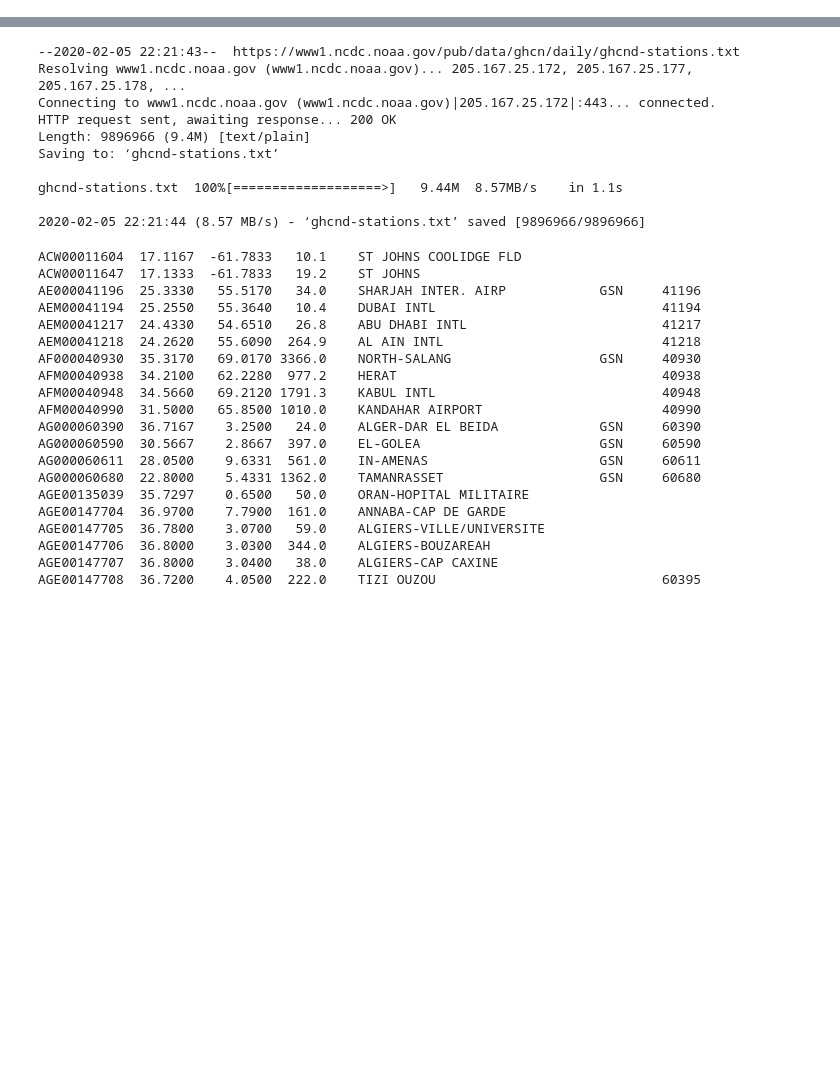
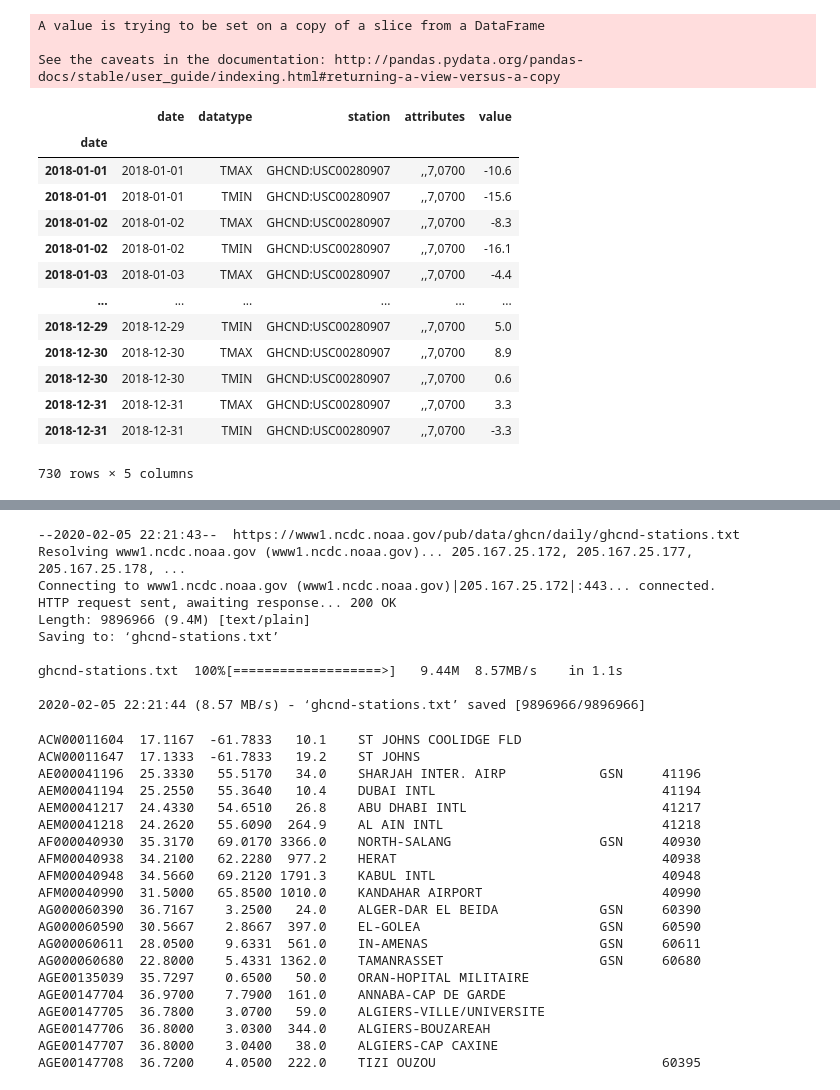
Before and after one commit to cathyxinchangli/ATMS-597-SP-2020, a Jupyter notebook: ATMS-597-SP-2020-Project-2/Project2.ipynb, the cells around one changed output, grey strips where cells are left out. Cells and saved outputs as stored; diff of their text form; code cells hidden in the pictures; blank space fills up the shorter version.

```diff
--- a/ATMS-597-SP-2020-Project-2/Project2.ipynb
+++ b/ATMS-597-SP-2020-Project-2/Project2.ipynb
@@ -34,0 +120,28 @@ def make_request(endpoint, payload=None):
+# %%
+# clean up data for missing values (as represented by '9999' according to
+# GHCND documentation: https://www1.ncdc.noaa.gov/pub/data/cdo/documentation/GHCND_documentation.pdf)
+df = clean_up(df, 'value')
+df['date'] = pd.to_datetime(df['date'], infer_datetime_format=True)
+df.index = df['date']
+df
+# Tmin = clean_up(Tmin, 'value')
+# Tmax = clean_up(Tmax, 'value')
+# Tmin, Tmax
+# %% [output]
+A value is trying to be set on a copy of a slice from a DataFrame
+
+See the caveats in the documentation: http://pandas.pydata.org/pandas-docs/stable/user_guide/indexing.html#returning-a-view-versus-a-copy
+|  | date | datatype | station | attributes | value |
+| date |  |  |  |  |  |
+| 2018-01-01 | 2018-01-01 | TMAX | GHCND:USC00280907 | ,,7,0700 | -10.6 |
+| 2018-01-01 | 2018-01-01 | TMIN | GHCND:USC00280907 | ,,7,0700 | -15.6 |
+| 2018-01-02 | 2018-01-02 | TMAX | GHCND:USC00280907 | ,,7,0700 | -8.3 |
+| 2018-01-02 | 2018-01-02 | TMIN | GHCND:USC00280907 | ,,7,0700 | -16.1 |
+| 2018-01-03 | 2018-01-03 | TMAX | GHCND:USC00280907 | ,,7,0700 | -4.4 |
+| ... | ... | ... | ... | ... | ... |
+| 2018-12-29 | 2018-12-29 | TMIN | GHCND:USC00280907 | ,,7,0700 | 5.0 |
+| 2018-12-30 | 2018-12-30 | TMAX | GHCND:USC00280907 | ,,7,0700 | 8.9 |
+| 2018-12-30 | 2018-12-30 | TMIN | GHCND:USC00280907 | ,,7,0700 | 0.6 |
+| 2018-12-31 | 2018-12-31 | TMAX | GHCND:USC00280907 | ,,7,0700 | 3.3 |
+| 2018-12-31 | 2018-12-31 | TMIN | GHCND:USC00280907 | ,,7,0700 | -3.3 |
+730 rows × 5 columns
```
Also changed, not shown: parts of 8 cells of this notebook.
